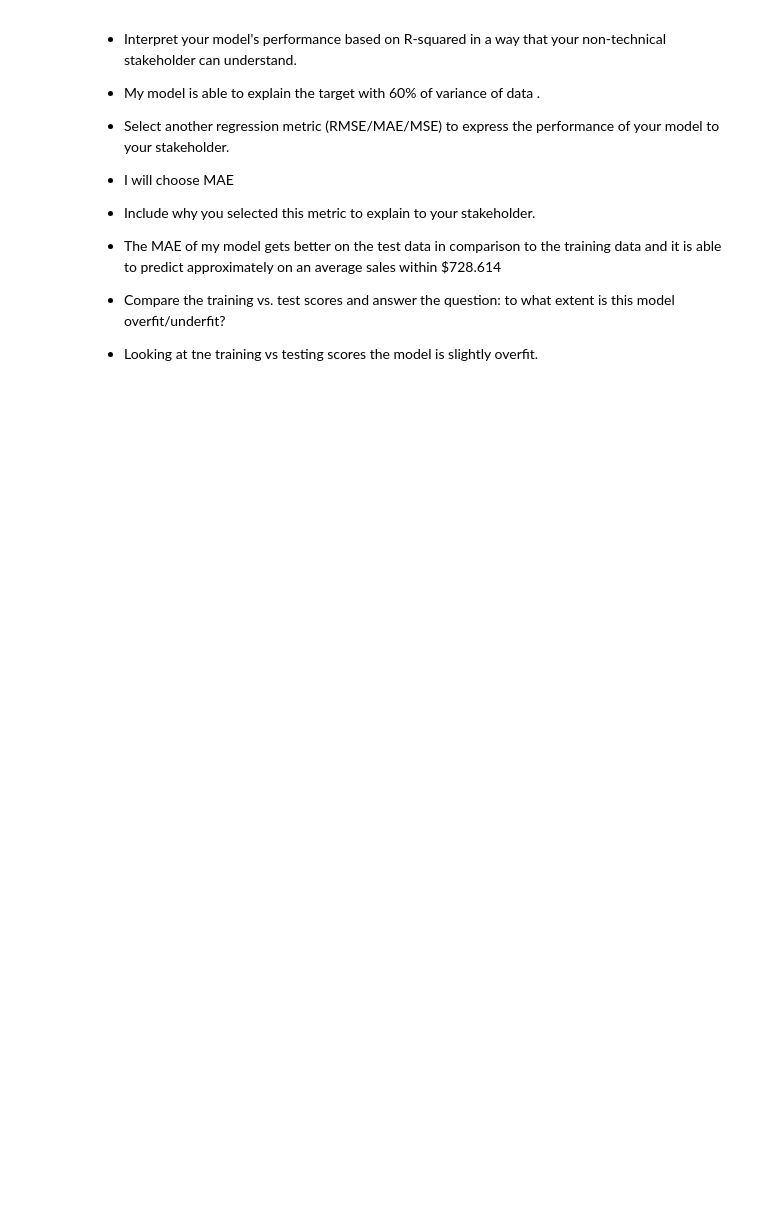
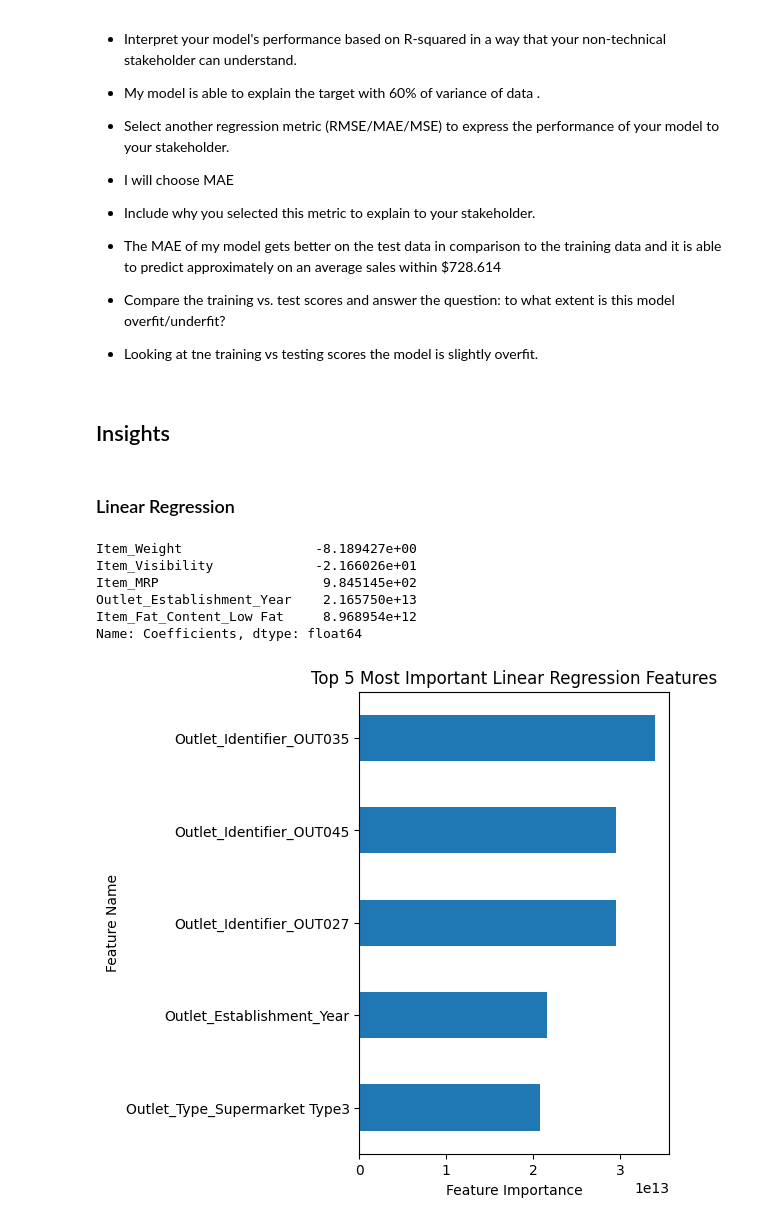
Before and after one commit to rebeccabosneac/Prediction-of-Product-Sales, a Jupyter notebook: Prediction_of_Product_Sales.ipynb, the cells around one changed output. Cells and saved outputs as stored; diff of their text form; code cells hidden in the pictures; blank space fills up the shorter version.

```diff
--- a/Prediction_of_Product_Sales.ipynb
+++ b/Prediction_of_Product_Sales.ipynb
@@ -1382,0 +1368,11 @@ X_train_tf.head()
+# %%
+## fit column transformer and run get_feature_names_out
+preprocessor.fit(X_train)
+feature_names = preprocessor.get_feature_names_out()
+
+X_train_tf = pd.DataFrame(preprocessor.transform(X_train),
+                          columns = feature_names, index = X_train.index)
+
+X_test_tf = pd.DataFrame(preprocessor.transform(X_test),
+                          columns = feature_names, index = X_test.index)
+X_test_tf.head(3)
@@ -1607,3 +1609,5 @@ In a Markdown cell:
 
 - Compare the training vs. test scores and answer the question: to what extent is this model overfit/underfit?
  - Looking at tne training vs testing scores the model is slightly overfit.
+# %% [markdown]
+## Insights
@@ -1609,0 +1660,20 @@ In a Markdown cell:
+# %% [markdown]
+### Linear Regression
+# %%
+feature_importance = pd.Series(linreg_pipe.named_steps['linearregression'].coef_, index=feature_names,
+                        name='Coefficients')
+feature_importance.loc['intercept'] = linreg_pipe.named_steps['linearregression'].intercept_
+feature_importance.head()
+# %% [output]
+Item_Weight                 -8.189427e+00
+Item_Visibility             -2.166026e+01
+Item_MRP                     9.845145e+02
+Outlet_Establishment_Year    2.165750e+13
+Item_Fat_Content_Low Fat     8.968954e+12
+Name: Coefficients, dtype: float64
+# %%
+ax = feature_importance.sort_values().tail(5).plot(kind='barh',figsize=(4,6))
+ax.set(ylabel='Feature Name',xlabel='Feature Importance',
+       title='Top 5 Most Important Linear Regression Features');
+# %% [output]
+[figure, added]
```
Also changed, not shown: parts of 8 cells of this notebook.
